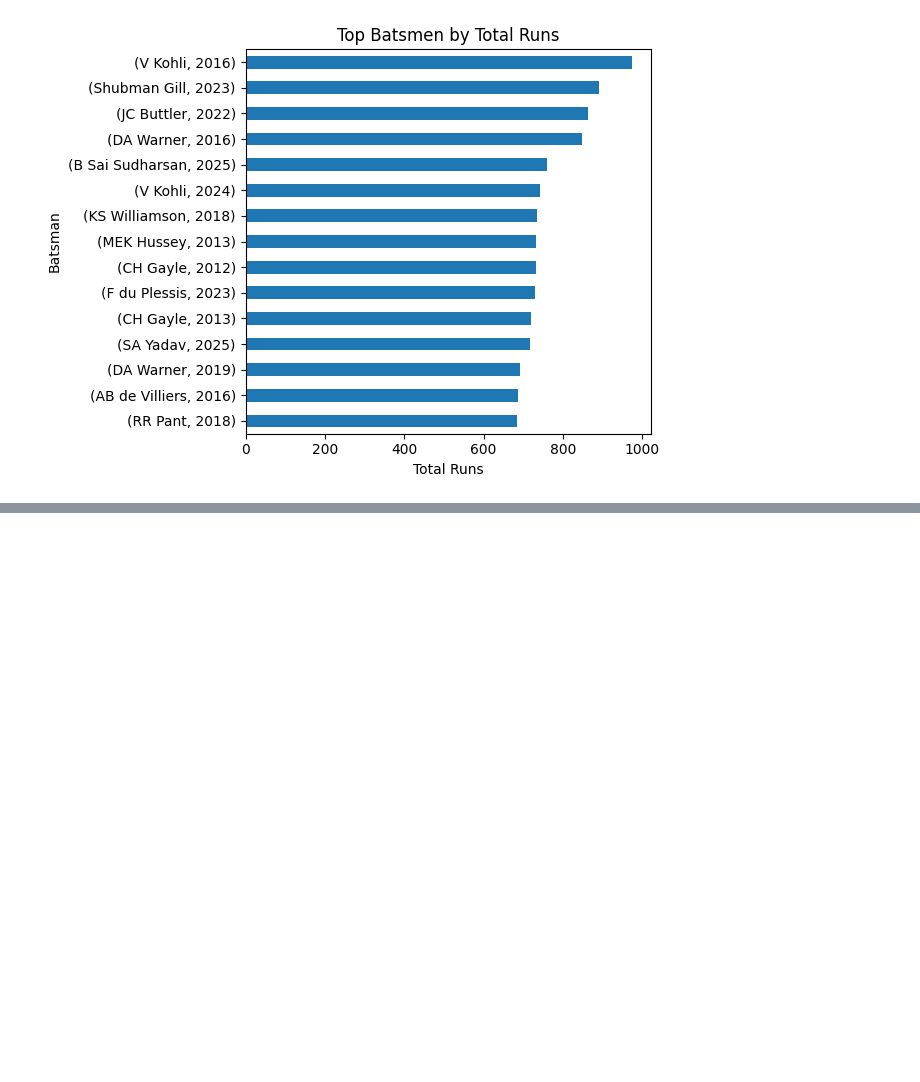
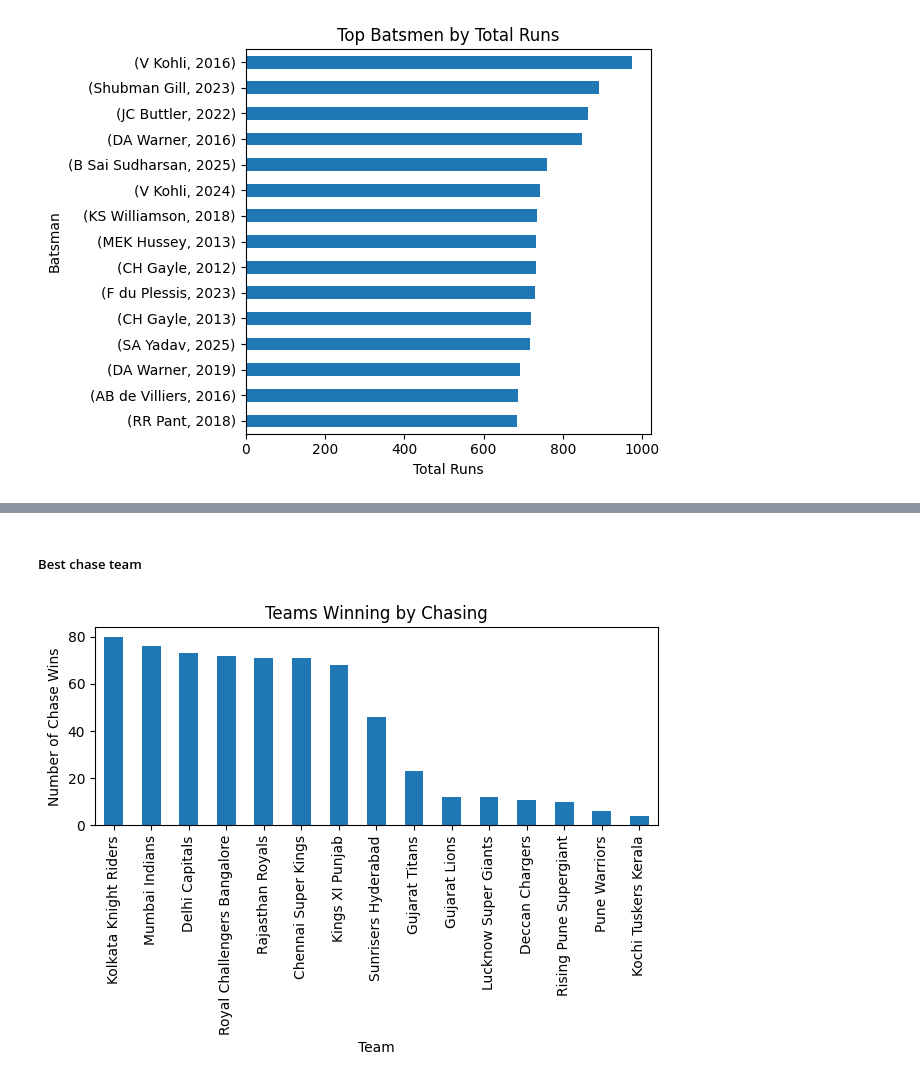
Before and after one commit to divyanshailani/systems-engineering-labs, a Jupyter notebook: Ai:Ml/Pandas/IPL/notebooks/02_eda.ipynb, the cells around one changed output, grey strips where cells are left out. Drawn from its saved outputs; the diff is of its cells as text; code cells hidden in the pictures; blank space fills up the shorter version.

```diff
--- a/Ai:Ml/Pandas/IPL/notebooks/02_eda.ipynb
+++ b/Ai:Ml/Pandas/IPL/notebooks/02_eda.ipynb
@@ -80,0 +96,17 @@ plt.show()
+# %% [markdown]
+##### Best chase team
+# %%
+innings2 = df[df['innings'] == 2]
+innings2_unique = innings2.drop_duplicates(subset='match_id')
+successful = innings2_unique[innings2_unique['batting_team'] == innings2_unique['match_won_by']]
+chase_wins = successful['batting_team'].value_counts()
+
+chase_wins.plot(kind = 'bar')
+plt.title('Teams Winning by Chasing')
+plt.xlabel('Team')
+plt.ylabel('Number of Chase Wins')
+plt.xticks(rotation = 90)
+plt.tight_layout()
+plt.show()
+# %% [output]
+[figure, added]
```
Also changed, not shown: parts of 2 cells of this notebook.
